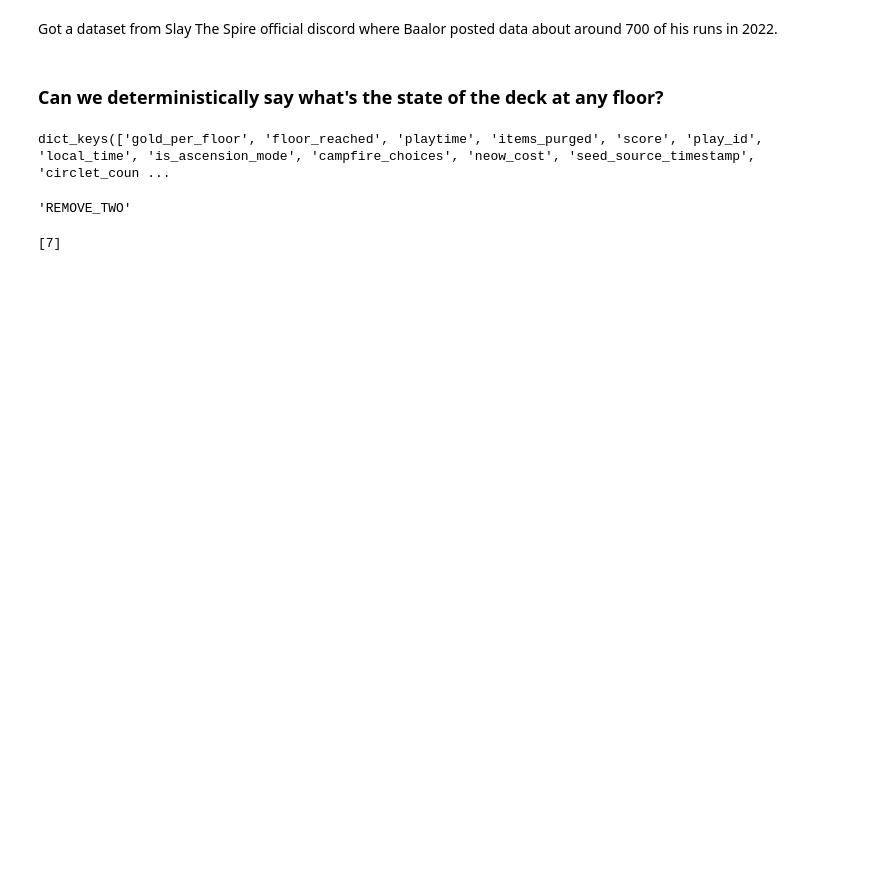
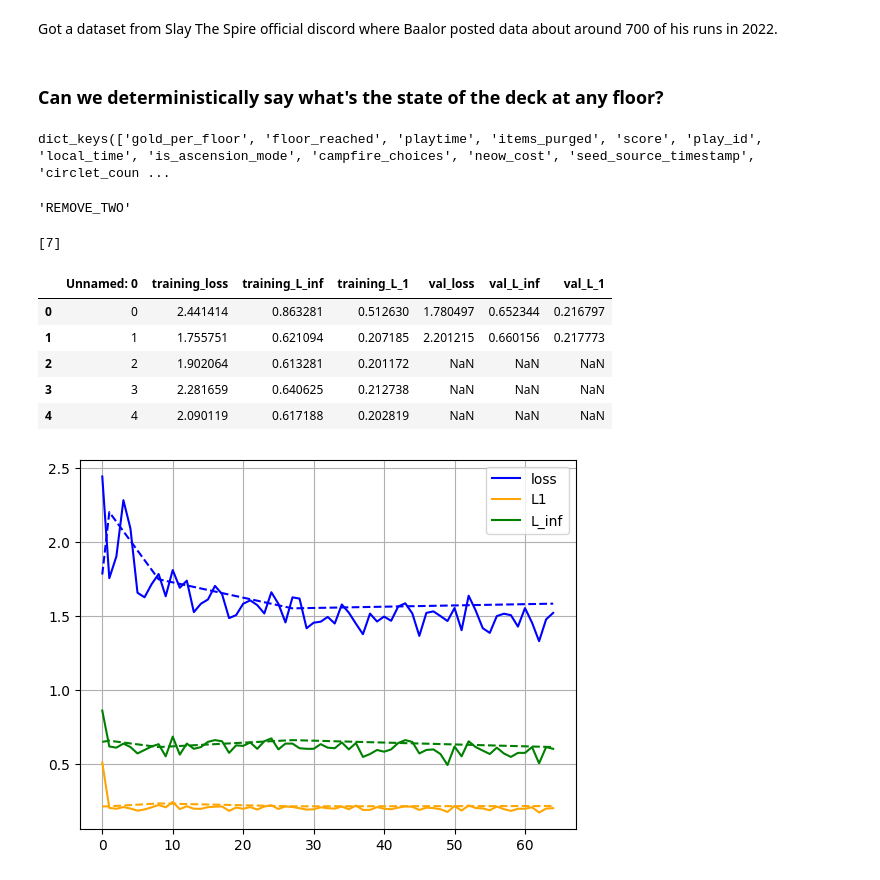
Before and after one commit to lgerrets/sts_card_picker, a Jupyter notebook: sts_ml/draft.ipynb, the cells around one changed output. Saved outputs shown, nothing was run; the diff lists cells and outputs as text; code cells hidden in the pictures; blank space fills up the shorter version.

Commit message:
add: stateful hyperparams (dump & load) add: plot training curves ADD: rescale losses

```diff
--- a/sts_ml/draft.ipynb
+++ b/sts_ml/draft.ipynb
@@ -33,3 +35,42 @@ while 1:
         break
     idx += 1
 json.dump(sample, open("./example_vanilla.run", "w"), indent=4)
+# %%
+import pandas as pd
+
+training_dirname = ""
+training_dirname = "2023-01-01-14-38-05_november_blocks4-256_split0.8"
+# training_dirname = "2023-01-01-14-13-45_november_blocks4-256_split0.2"
+# training_dirname = "2023-01-01-14-10-46_november_blocks4-128_split0.001"
+# training_dirname = "2022-12-23-21-39-39_november_blocks8"
+# training_dirname = "2022-12-21-22-51-42_november"
+
+df = pd.read_csv(f"../trainings/{training_dirname}/metrics.csv")
+
+import matplotlib.pyplot as plt
+import math
+
+plt.grid()
+
+plt.plot(list(df.training_loss), color="blue", label="loss")
+plt.plot(list(df.training_L_1), color="orange", label="L1")
+plt.plot(list(df.training_L_inf), color="green", label="L_inf")
+
+def plot_holed_values(values, color, linestyle):
+    xs = [i for i,val in enumerate(values) if not math.isnan(val)]
+    ys = [val for val in values if not math.isnan(val)]
+    plt.plot(xs, ys, color=color, linestyle=linestyle)
+plot_holed_values(list(df.val_loss), color="blue", linestyle='dashed')
+plot_holed_values(list(df.val_L_1), color="orange", linestyle='dashed')
+plot_holed_values(list(df.val_L_inf), color="green", linestyle='dashed')
+plt.legend()
+
+df.head()
+# %% [output]
+|  | Unnamed: 0 | training_loss | training_L_inf | training_L_1 | val_loss | val_L_inf | val_L_1 |
+| 0 | 0 | 2.441414 | 0.863281 | 0.512630 | 1.780497 | 0.652344 | 0.216797 |
+| 1 | 1 | 1.755751 | 0.621094 | 0.207185 | 2.201215 | 0.660156 | 0.217773 |
+| 2 | 2 | 1.902064 | 0.613281 | 0.201172 | NaN | NaN | NaN |
+| 3 | 3 | 2.281659 | 0.640625 | 0.212738 | NaN | NaN | NaN |
+| 4 | 4 | 2.090119 | 0.617188 | 0.202819 | NaN | NaN | NaN |
+[figure, added]
```
Also changed, not shown: parts of 1 cell of this notebook, 4 other files.
